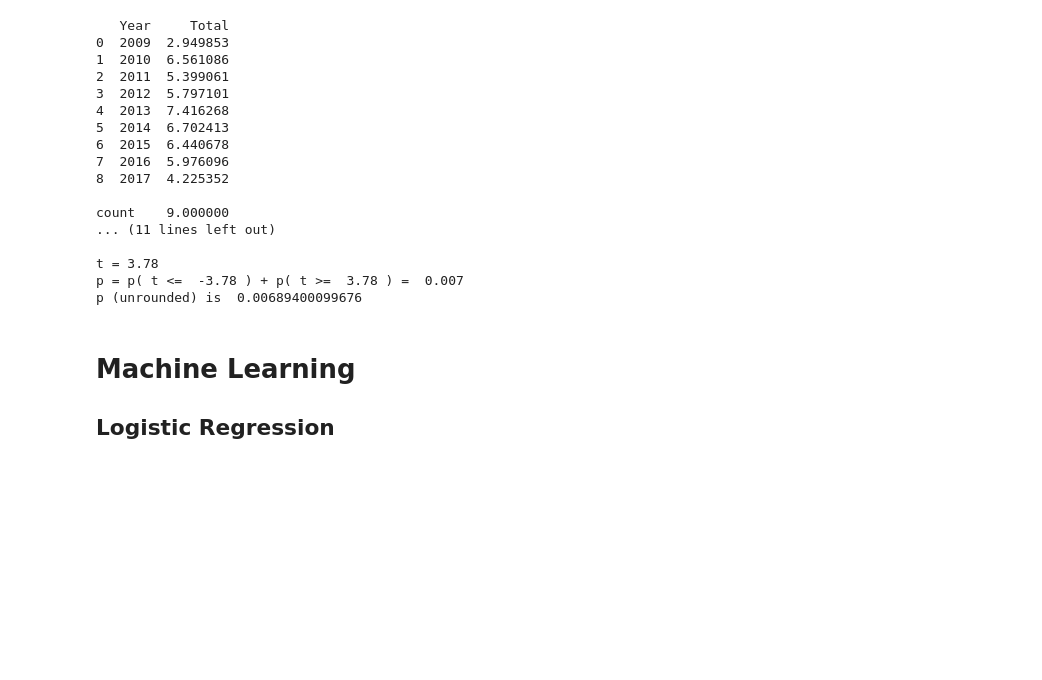
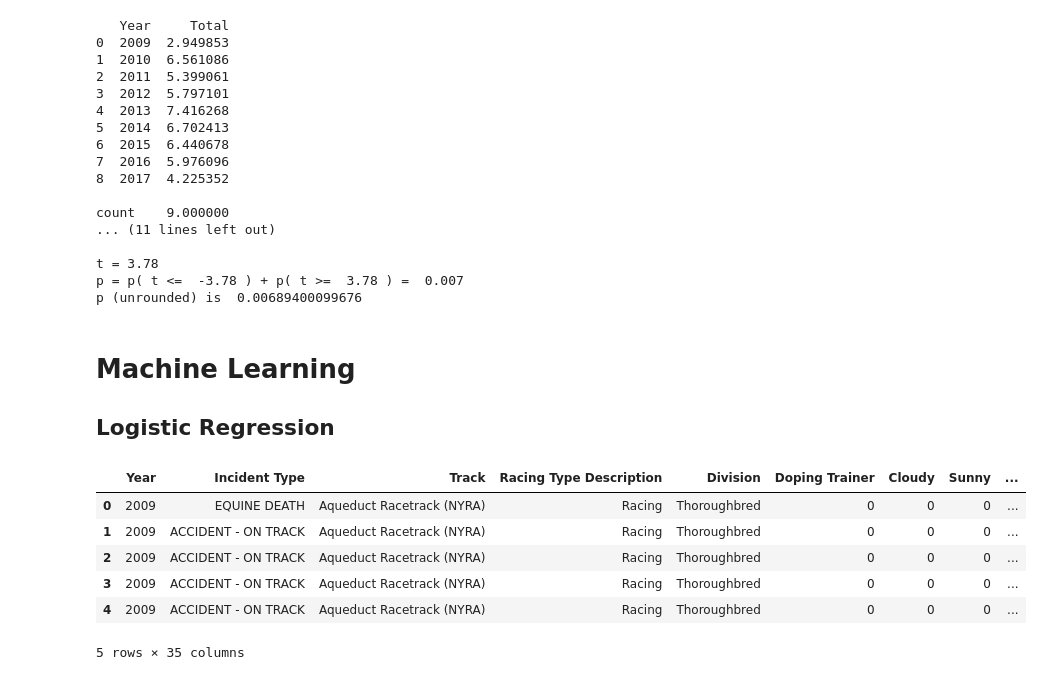
Before and after one commit to isabelvanzijl/Capstone-Project-1, a Jupyter notebook: Final_Analysis_Code.ipynb, the cells around one changed output. Saved outputs shown, nothing was run; the diff lists cells and outputs as text; code cells hidden in the pictures; blank space fills up the shorter version.

```diff
--- a/Final_Analysis_Code.ipynb
+++ b/Final_Analysis_Code.ipynb
@@ -844,0 +1042,25 @@ p (unrounded) is  0.00689400099676
+# %%
+# TRANSFORM DIVISION DATA
+
+# populate 'Division_Thoroughbred' column
+# create make_division_thoroughbred function
+def make_division_thoroughbred(division):
+    if division == 'Thoroughbred':
+        return 1
+    else:
+        return 0
+# apply make_division_thoroughbred function
+df_logreg['Division_Thoroughbred'] = df_logreg['Division'].apply(make_division_thoroughbred)
+
+# we don't add a column for Harness in order to avoid collinearity
+
+# check head of df_logreg dataframe
+df_logreg.head()
+# %% [output]
+|  | Year | Incident Type | Track | Racing Type Description | Division | Doping Trainer | Cloudy | Sunny | ... |
+| 0 | 2009 | EQUINE DEATH | Aqueduct Racetrack (NYRA) | Racing | Thoroughbred | 0 | 0 | 0 | ... |
+| 1 | 2009 | ACCIDENT - ON TRACK | Aqueduct Racetrack (NYRA) | Racing | Thoroughbred | 0 | 0 | 0 | ... |
+| 2 | 2009 | ACCIDENT - ON TRACK | Aqueduct Racetrack (NYRA) | Racing | Thoroughbred | 0 | 0 | 0 | ... |
+| 3 | 2009 | ACCIDENT - ON TRACK | Aqueduct Racetrack (NYRA) | Racing | Thoroughbred | 0 | 0 | 0 | ... |
+| 4 | 2009 | ACCIDENT - ON TRACK | Aqueduct Racetrack (NYRA) | Racing | Thoroughbred | 0 | 0 | 0 | ... |
+5 rows × 35 columns
```
Also changed, not shown: parts of 12 cells of this notebook.
